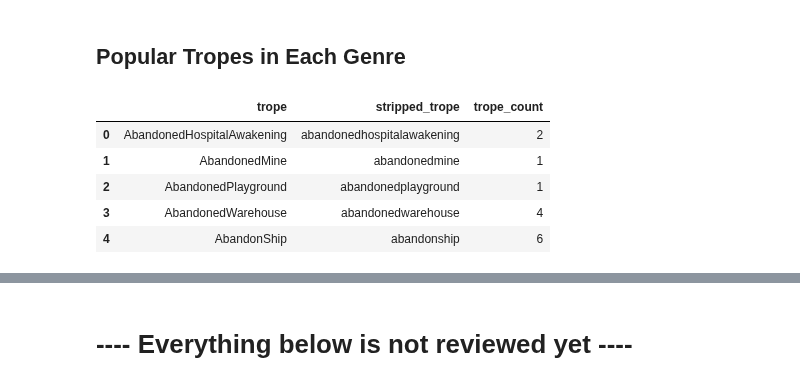
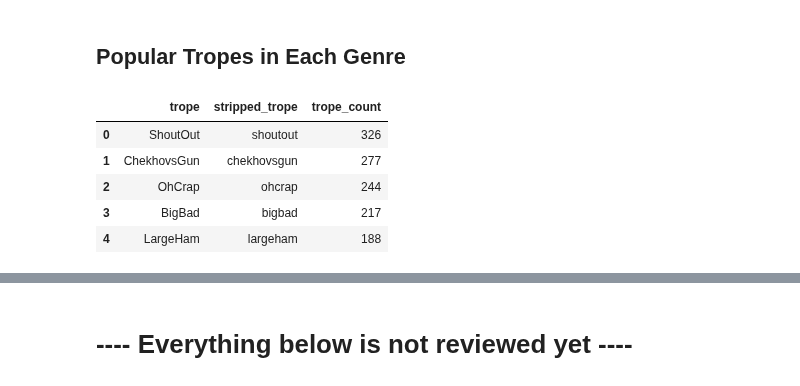
Before and after one commit to PeiZhangOSU/TV_Tropes_Exploratory, a Jupyter notebook: TVtropes.ipynb, the cells around one changed output, grey strips where cells are left out. Drawn from its saved outputs; the diff is of its cells as text; code cells hidden in the pictures.

```diff
--- a/TVtropes.ipynb
+++ b/TVtropes.ipynb
@@ -367,7 +367,7 @@ def get_trope_counts_by_genre(genre_exp):
        genre_exp: a single string (eg. '%Action%') used to match genre info, omdb.Genre LIKE genre_exp.
        genre_exp can be writted to match multiple genres (in alphabetical order) in the same movie,
        eg. '%Action%Horror%'
-       Result DataFrame columns: ['trope', 'stripped_trope', 'trope_count'].
+       Result DataFrame columns: ['trope', 'stripped_trope', 'trope_count'], sorted by trope_count (desc).
        Trope frequency will be calculated with pandas outside of this funtion.
     '''
 
@@ -376,16 +376,17 @@ def get_trope_counts_by_genre(genre_exp):
                        JOIN omdb AS o
                        ON t.stripped_title = o.stripped_title
                        WHERE o.Genre LIKE ?)
-                 GROUP BY stripped_trope;
+                 GROUP BY stripped_trope
+                 ORDER BY trope_count DESC;
                  '''
     return run_query(genre_query, params=(genre_exp,))
 # %%
-count_by_genre_df = get_trope_counts_by_genre('%Action%')
-count_by_genre_df.head()
+action_df = get_trope_counts_by_genre('%Action%')
+action_df.head()
 # %% [output]
 |  | trope | stripped_trope | trope_count |
-| 0 | AbandonedHospitalAwakening | abandonedhospitalawakening | 2 |
-| 1 | AbandonedMine | abandonedmine | 1 |
-| 2 | AbandonedPlayground | abandonedplayground | 1 |
-| 3 | AbandonedWarehouse | abandonedwarehouse | 4 |
-| 4 | AbandonShip | abandonship | 6 |
+| 0 | ShoutOut | shoutout | 326 |
+| 1 | ChekhovsGun | chekhovsgun | 277 |
+| 2 | OhCrap | ohcrap | 244 |
+| 3 | BigBad | bigbad | 217 |
+| 4 | LargeHam | largeham | 188 |
```
Also changed, not shown: parts of 2 cells of this notebook.
